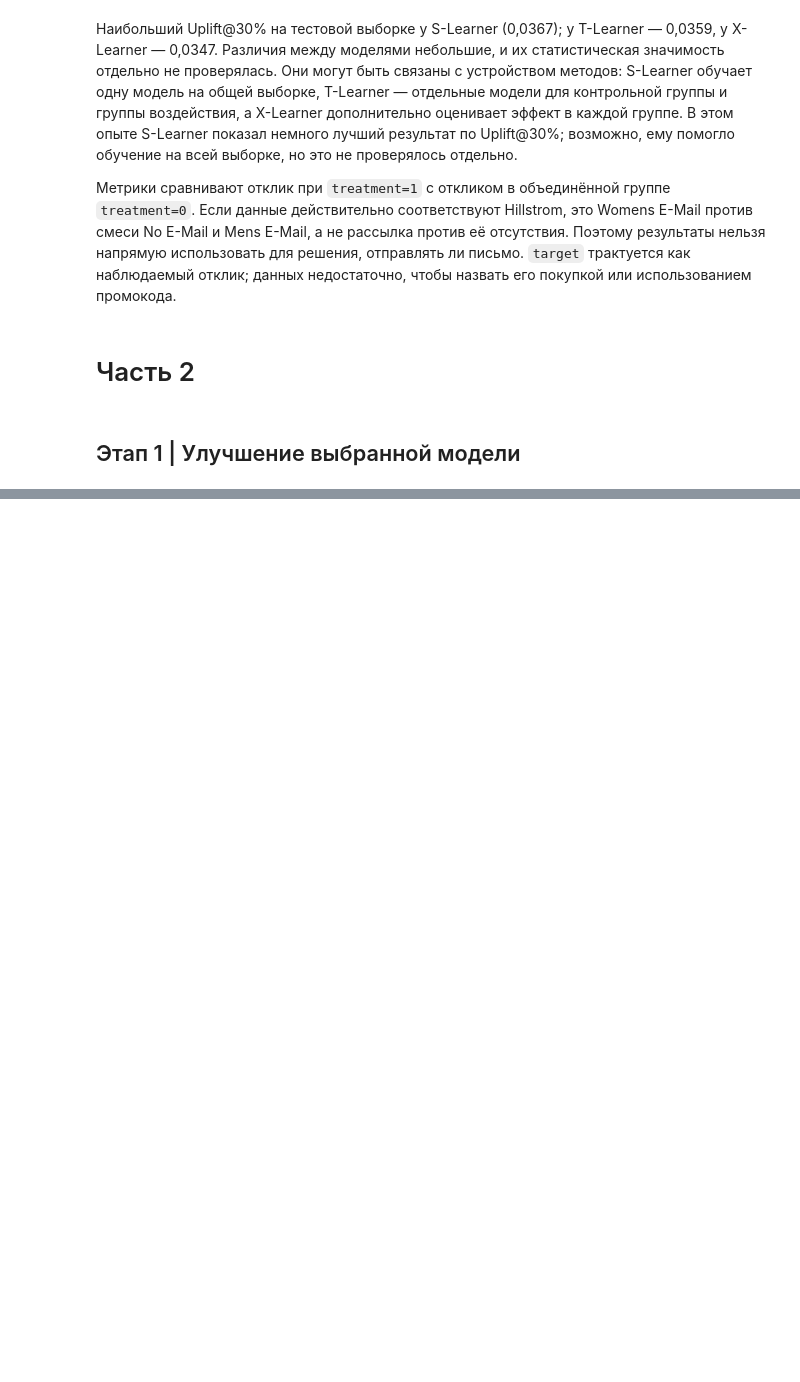
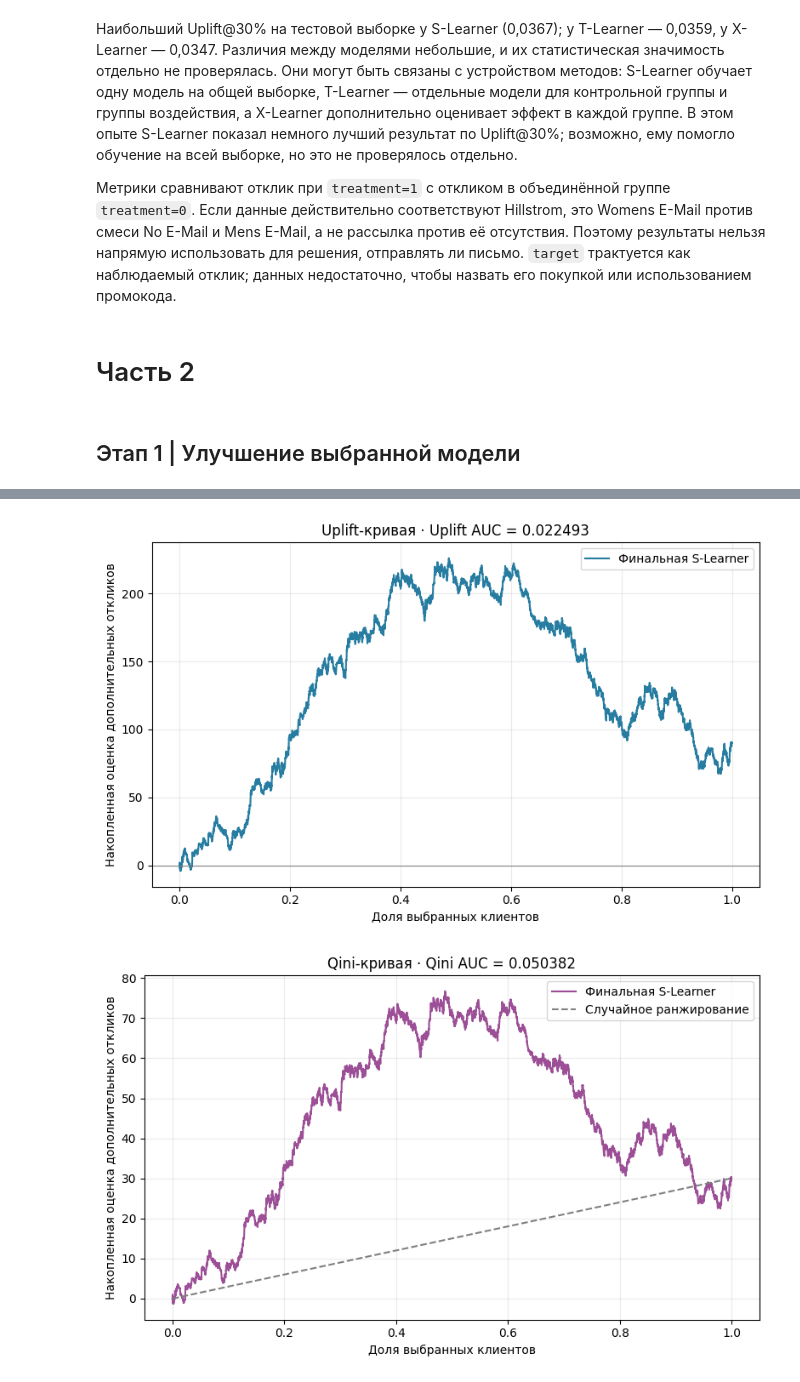
Before and after one commit to egpozd/mle-uplift-final-project, a Jupyter notebook: final_project_template.ipynb, the cells around one changed output, grey strips where cells are left out. Cells and saved outputs as stored; diff of their text form; code cells hidden in the pictures; blank space fills up the shorter version.

Commit message:
Complete uplift modeling project

```diff
--- a/final_project_template.ipynb
+++ b/final_project_template.ipynb
@@ -345,0 +382,13 @@ print("Best score: ", study.best_value)
+# %%
+def add_simple_features(frame):
+    result = frame.copy()
+    # История взаимодействий в пересчёте на время с последнего контакта.
+    result["history_per_recency"] = result["history"] / (result["recency"] + 1)
+    # Совместный индикатор интереса к двум категориям товаров.
+    result["both_categories"] = result["mens"] * result["womens"]
+    return result
+
+X_internal_extra = add_simple_features(X_internal)
+X_valid_extra = add_simple_features(X_valid)
+assert X_internal_extra.columns.equals(X_valid_extra.columns)
+assert "target" not in X_internal_extra.columns
@@ -353,0 +591,28 @@ from utils import custom_uplift_by_percentile
+# %%
+# Разные определения кривых представлены на отдельных рисунках.
+uplift_x, uplift_y = uplift_curve(y_test, final_test_uplift, t_test)
+fig_u, ax_u = plt.subplots(figsize=(8, 5))
+ax_u.plot(uplift_x / len(y_test), uplift_y, color="#277DA1", label="Финальная S-Learner")
+ax_u.axhline(0, color="gray", linewidth=0.8)
+ax_u.set(xlabel="Доля выбранных клиентов", ylabel="Накопленная оценка дополнительных откликов",
+         title=f"Uplift-кривая · Uplift AUC = {final_test_metrics['Uplift AUC']:.6f}")
+ax_u.legend()
+ax_u.grid(alpha=0.25)
+fig_u.tight_layout()
+plt.show()
+plt.close(fig_u)
+
+qini_x, qini_y = qini_curve(y_test, final_test_uplift, t_test)
+fig_q, ax_q = plt.subplots(figsize=(8, 5))
+ax_q.plot(qini_x / len(y_test), qini_y, color="#9C4F96", label="Финальная S-Learner")
+ax_q.plot([0, 1], [0, qini_y[-1]], linestyle="--", color="gray", label="Случайное ранжирование")
+ax_q.set(xlabel="Доля выбранных клиентов", ylabel="Накопленная оценка дополнительных откликов",
+         title=f"Qini-кривая · Qini AUC = {final_test_metrics['Qini AUC']:.6f}")
+ax_q.legend()
+ax_q.grid(alpha=0.25)
+fig_q.tight_layout()
+plt.show()
+plt.close(fig_q)
+# %% [output]
+[figure, added]
+[figure, added]
```
Also changed, not shown: parts of 22 cells of this notebook, 1 other file.
